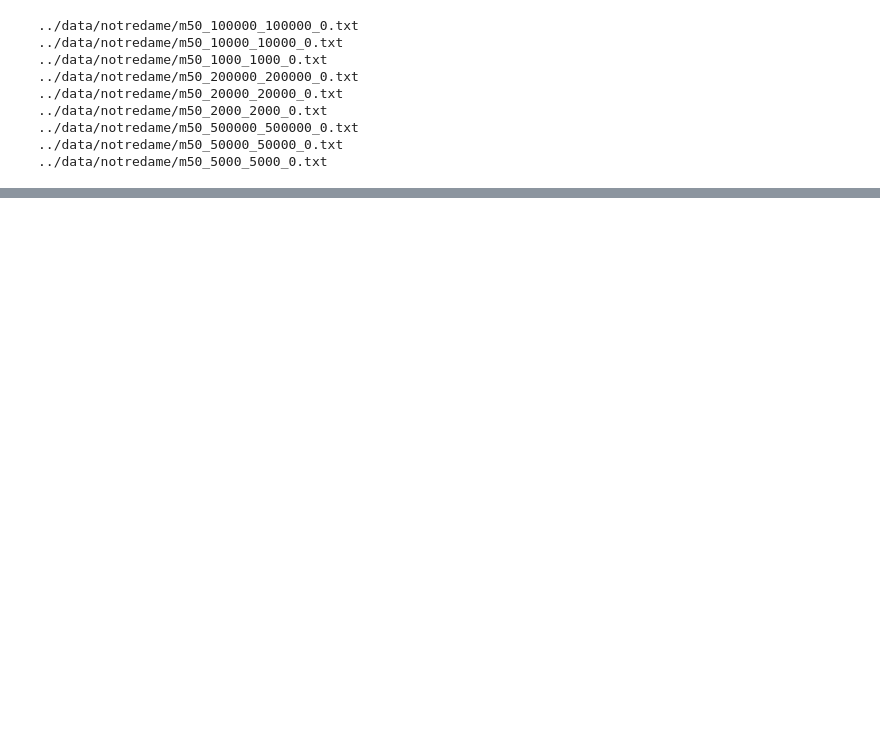
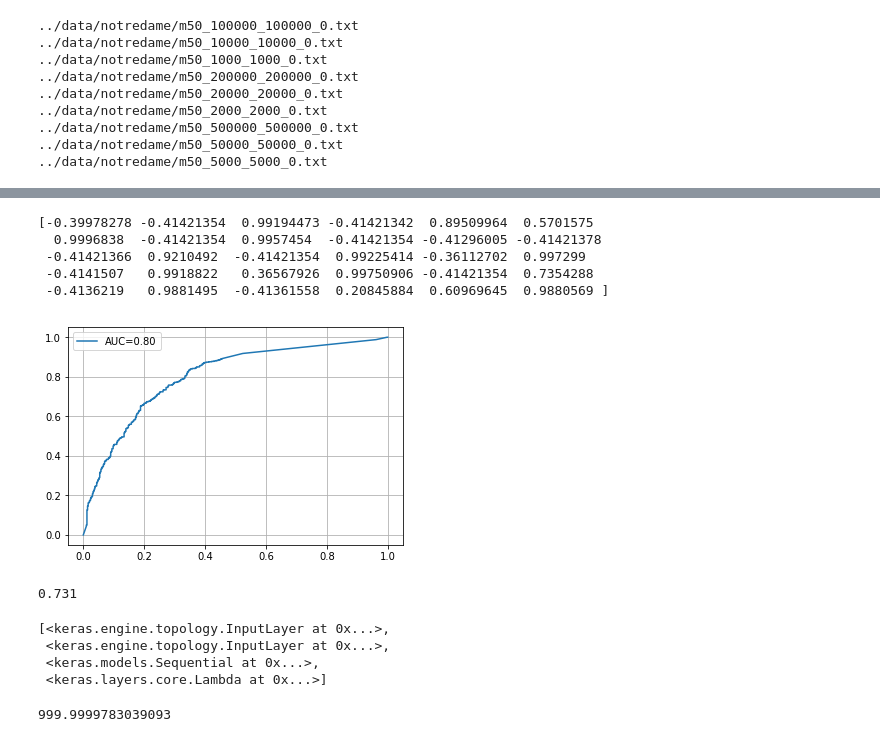
Before and after one commit to semyonkozlov/abbyy-diploma, a Jupyter notebook: descriptor/siamese/siam-l2.ipynb, the cells around one changed output, grey strips where cells are left out. Saved outputs shown, nothing was run; the diff lists cells and outputs as text; code cells hidden in the pictures; blank space fills up the shorter version.

```diff
--- a/descriptor/siamese/siam-l2.ipynb
+++ b/descriptor/siamese/siam-l2.ipynb
@@ -24,32 +23,31 @@ IMAGE_PATCH_SHAPE = (64, 64, 1)
 # %%
 from keras.models import Sequential
 from keras.layers import Conv2D, MaxPooling2D, Dense, Dropout, Lambda, Flatten, BatchNormalization, Activation
-from keras.regularizers import l2
 
-WEIGHT_DECAY = 5e-4 / 2
+#WEIGHT_DECAY = 5e-4 / 2 for weight regularization
 
 # siam-l2 from "Learning to Compare Image Patches via Convolutional Neural Networks"
 descriptor = Sequential()
 
 descriptor.add(Lambda(lambda x : (K.cast(x, 'int16') - 128) / 128, input_shape=IMAGE_PATCH_SHAPE))
 
-descriptor.add(Conv2D(96, kernel_size=7, strides=3, kernel_regularizer=l2(WEIGHT_DECAY)))
+descriptor.add(Conv2D(96, kernel_size=7, strides=3, input_shape=IMAGE_PATCH_SHAPE))
 descriptor.add(BatchNormalization())
 descriptor.add(Activation('relu'))
 descriptor.add(MaxPooling2D(pool_size=2, strides=2))
 descriptor.add(Dropout(0.2))
 
-descriptor.add(Conv2D(192, kernel_size=5, strides=1, kernel_regularizer=l2(WEIGHT_DECAY)))
+descriptor.add(Conv2D(192, kernel_size=5, strides=1))
 descriptor.add(BatchNormalization())
 descriptor.add(Activation('relu'))
 descriptor.add(MaxPooling2D(pool_size=2, strides=2))
 descriptor.add(Dropout(0.2))
 
-descriptor.add(Conv2D(256, kernel_size=3, strides=1, kernel_regularizer=l2(WEIGHT_DECAY)))
+descriptor.add(Conv2D(256, kernel_size=3, strides=1))
 descriptor.add(BatchNormalization())
 descriptor.add(Activation('relu'))
 descriptor.add(Flatten())
-descriptor.add(Lambda(lambda x : tf.nn.l2_normalize(x, axis=1, epsilon=1e-10))) # TODO check normalization
+descriptor.add(Lambda(lambda x : tf.nn.l2_normalize(x, axis=1))) # TODO check normalization
 
 print(descriptor.input_shape, descriptor.output_shape)
 # %% [output]
@@ -67,13 +65,9 @@ descriptor_b = descriptor(input_b)
 def euclidean_distance(vects):
     assert len(vects) == 2
     x, y = vects
-    return -(K.sqrt(K.sum(K.square(x - y), axis=1, keepdims=True)) - 1)
+    return -(K.sqrt(K.maximum(K.sum(K.square(x - y), axis=1, keepdims=True), K.epsilon())) - 1)
 
-def eucl_dist_output_shape(shapes):
-    shape1, shape2 = shapes
-    return (shape1[0], 1)
-
-distance = Lambda(euclidean_distance, output_shape=eucl_dist_output_shape)([descriptor_a, descriptor_b])
+distance = Lambda(euclidean_distance)([descriptor_a, descriptor_b])
 model = Model(inputs=[input_a, input_b], outputs=distance)
 
 print(model.input_shape, model.output_shape)
@@ -115,21 +109,21 @@ from utils import create_generator
 from keras.callbacks import ReduceLROnPlateau, ModelCheckpoint
 from batchtensorboard import BatchTensorBoard
 
-NUM_TRAIN_PAIRS = 5000
-NUM_VAL_PAIRS = 1000
+NUM_TRAIN_PAIRS = 500000
+NUM_VAL_PAIRS = 100000
 BATCH_SIZE = 128
 NUM_TRAIN_STEPS = NUM_TRAIN_PAIRS // BATCH_SIZE
 NUM_VAL_STEPS = NUM_VAL_PAIRS // BATCH_SIZE
 
-train_generator = create_generator(NOTREDAME, NUM_TRAIN_PAIRS, BATCH_SIZE)
-validation_generator = create_generator(LIBERTY, NUM_VAL_PAIRS, BATCH_SIZE)
+train_generator = create_generator(NOTREDAME, NUM_TRAIN_PAIRS, BATCH_SIZE, augmentate=True)
+validation_generator = create_generator(LIBERTY, NUM_VAL_PAIRS, BATCH_SIZE, augmentate=False)
 
-tensorboard = BatchTensorBoard()
-lr_reducer = ReduceLROnPlateau(monitor='val_loss', factor=0.5, patience=20, min_lr=0.000001)
+tensorboard = BatchTensorBoard(log_dir='siam-l2-logs')
+lr_reducer = ReduceLROnPlateau(monitor='val_loss', factor=0.5, patience=5, min_lr=0.000001)
 checkpointer = ModelCheckpoint('siam-l2-weights.hdf5')
 # %%
 history = model.fit_generator(train_generator, steps_per_epoch=NUM_TRAIN_STEPS, epochs=100,
     validation_data=validation_generator, validation_steps=NUM_VAL_STEPS,
-    callbacks=[tensorboard, checkpointer])
+    callbacks=[tensorboard, lr_reducer, checkpointer])
 # %% [output]
 Epoch 1/100
@@ -154,17 +132,36 @@ inputs, true = next(create_generator(LIBERTY, num_pairs=1000, batch_size=1000))
 pred = model.predict(inputs)
 # %%
 print(pred.reshape(-1)[:30])
+# %% [output]
+[-0.39978278 -0.41421354  0.99194473 -0.41421342  0.89509964  0.5701575
+  0.9996838  -0.41421354  0.9957454  -0.41421354 -0.41296005 -0.41421378
+ -0.41421366  0.9210492  -0.41421354  0.99225414 -0.36112702  0.997299
+ -0.4141507   0.9918822   0.36567926  0.99750906 -0.41421354  0.7354288
+ -0.4136219   0.9881495  -0.41361558  0.20845884  0.60969645  0.9880569 ]
 # %%
 from sklearn.metrics import roc_curve, auc
 
-fpr, tpr, threshold = roc_curve(true, pred)
+fpr, tpr, thresholds = roc_curve(true, pred)
 roc_auc = auc(fpr, tpr)
 plt.grid()
 plt.plot(fpr, tpr, label=f'AUC={roc_auc:0.2f}')
 plt.legend()
 plt.show()
+# %% [output]
+[figure, added]
+# %%
+from sklearn.metrics import accuracy_score
+
+print(accuracy_score([-1 if p < 0 else 1 for p in pred], true))
+# %% [output]
+0.731
 # %%
 model.layers
+# %% [output]
+[<keras.engine.topology.InputLayer at 0x...>,
+ <keras.engine.topology.InputLayer at 0x...>,
+ <keras.models.Sequential at 0x...>,
+ <keras.layers.core.Lambda at 0x...>]
 # %%
 descr = model.layers[2]
 embeddings = descr.predict(inputs[0])
@@ -172,3 +169,5 @@ embeddings = descr.predict(inputs[0])
 from numpy.linalg import norm
 
 sum(norm(e) for e in embeddings)
+# %% [output]
+999.9999783039093
```
Also changed, not shown: parts of 6 cells of this notebook, 4 other files.
